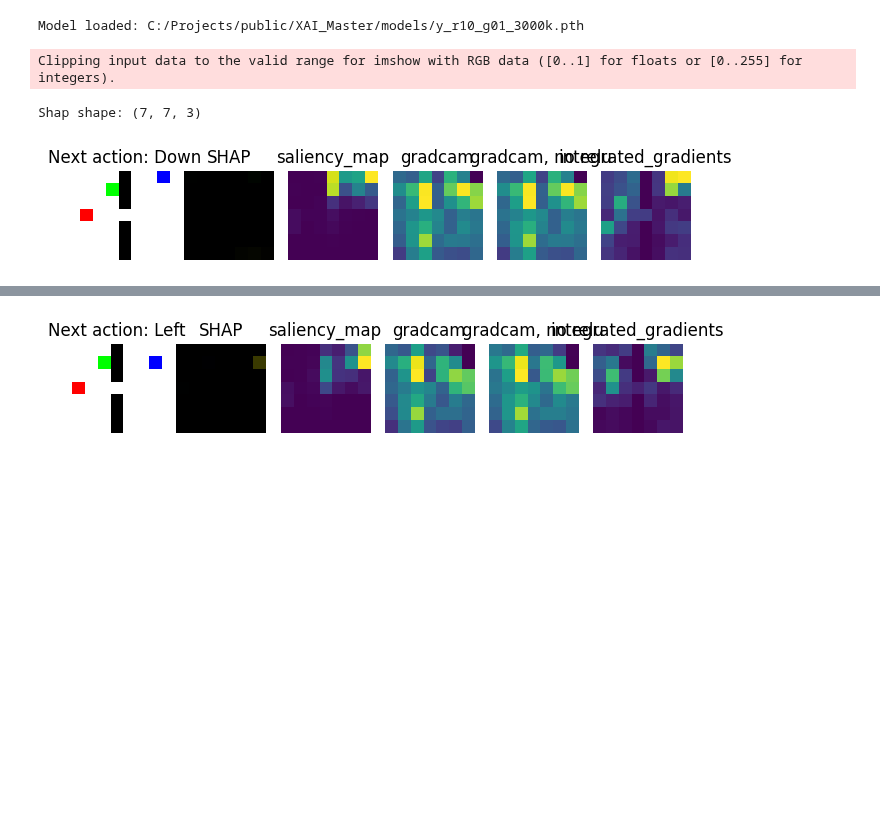
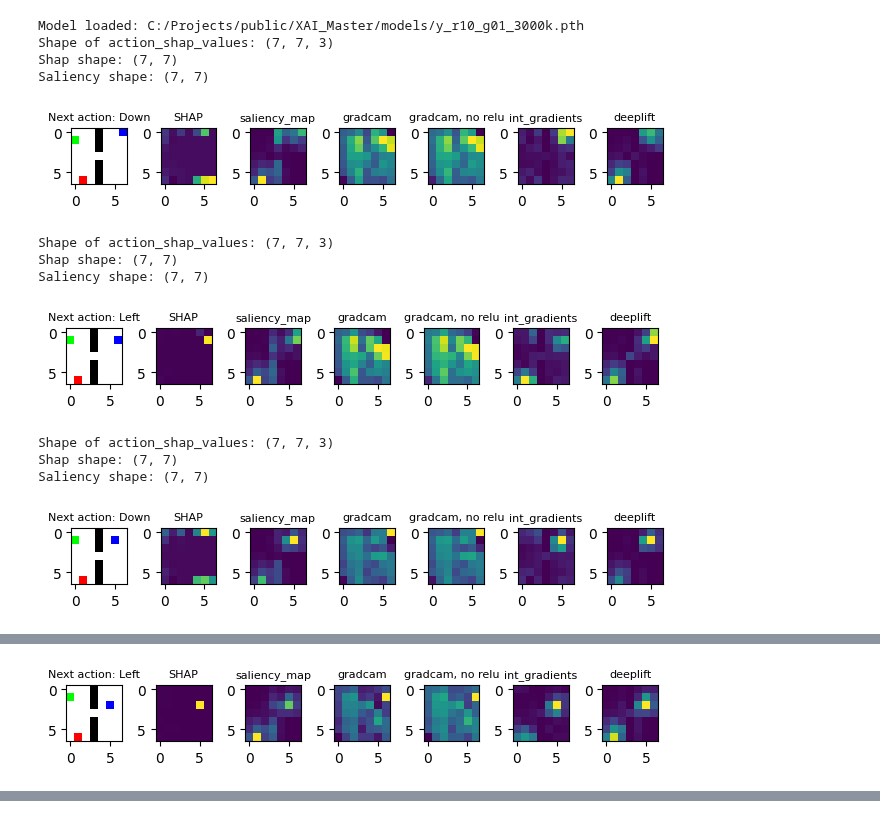
Before and after one commit to gunhamn/public, a Jupyter notebook: XAI_Master/xaiMethods.ipynb, the cells around one changed output, grey strips where cells are left out. Saved outputs shown, nothing was run; the diff lists cells and outputs as text; code cells hidden in the pictures; blank space fills up the shorter version.

Commit message:
Implemented deeplift

```diff
--- a/XAI_Master/xaiMethods.ipynb
+++ b/XAI_Master/xaiMethods.ipynb
@@ -595,52 +705,4 @@ def plot_integrated_gradients(agent, state, action, baseline=None, steps=50, plo
 # %%
-
-def plot_saliency_map(agent, state, action, plot=True):
-
-    original_img = state[0].clone().detach().permute(2, 1, 0).cpu().numpy()
-    # Make sure the model is in eval mode and gradients are enabled
-    agent.policy_net.eval()
-    state.requires_grad = True  # Enable gradient tracking
-
-    # Forward pass
-    q_values = agent.policy_net(state)
-
-    # Select the Q-value for the chosen action
-    selected_q_value = q_values[0, action.item()]
-
-    # Backward pass to compute gradient w.r.t. input state
-    selected_q_value.backward()
-
-    # Get the gradient from the input
-    saliency = state.grad.abs().squeeze().cpu()
-
-    # If image input: [C, H, W], convert to 2D map via max across channels
-    if saliency.dim() == 3:
-        saliency_map = saliency.max(dim=0)[0]
-    else:
-        saliency_map = saliency  # For non-image/tabular input
-    saliency_map = saliency_map.transpose(1, 0).numpy() # Transpose to match original image shape
-    saliency_map = (saliency_map - saliency_map.min()) / (saliency_map.max() - saliency_map.min())  # Normalize to [0, 1]
-
-    # Reset gradient for safety
-    state.requires_grad_(False)
-    state.grad = None
-
-    if plot:
-        plt.subplot(1, 2, 1)
-        plt.title("Original Image")
-        plt.imshow(original_img, interpolation='nearest')
-        plt.axis('off')
-
-        plt.subplot(1, 2, 2)
-        plt.title("Saliency Map")
-        plt.imshow(saliency_map, cmap='viridis', interpolation='nearest')
-        plt.axis('off')
-
-        plt.tight_layout()
-        plt.show()
-    return saliency_map
-
-
 modelName = "y_r10_g01_3000k.pth"
 agent.load_model_weights(f"C:/Projects/public/XAI_Master/models/{modelName}")
 
@@ -660,41 +722,55 @@ while not terminated and not truncated:
     "saliency_map": plot_saliency_map(agent, state, action, plot=False),
     "gradcam": plot_gradcam(agent, state, action, relu=True, plot=False),
     "gradcam, no relu": plot_gradcam(agent, state, action, relu=False, plot=False),
-    "integrated_gradients": plot_integrated_gradients(agent, state, action, plot=False)
+    "int_gradients": plot_integrated_gradients(agent, state, action, plot=False),
+    "deeplift": plot_deeplift_map(agent, state, action, plot=False)
     }
 
     print(f"Shap shape: {plotDict['SHAP'].shape}")
+    print(f"Saliency shape: {plotDict['saliency_map'].shape}")
+    #shap.image_plot([plotDict['SHAP']], plotDict[f"Next action: {action_to_direction[action.item()]}"], show=True)
     for i, (key, value) in enumerate(plotDict.items()):
         plt.subplot(1, len(plotDict), i+1)
         plt.imshow(value, cmap='viridis')
-        plt.title(f"{key}")
-        plt.axis('off')
+        plt.title(f"{key}", fontsize=8)
+        # set axis to show no ticks and no labels
+        plt.axis('on')
+
 
     plt.tight_layout()
     plt.show()
 
     next_state, reward, terminated, truncated, _ = env.step(action.item())
     state = torch.tensor(next_state, dtype=torch.float32, device=agent.device).unsqueeze(0)
     state.requires_grad_()  # Enable gradients for saliency map
 
 plotDict = {
     f"Next action: {action_to_direction[action.item()]}": state[0].clone().detach().permute(2, 1, 0).cpu().numpy(),
     "SHAP": plot_SHAP(agent, state, action, plot=False),
     "saliency_map": plot_saliency_map(agent, state, action, plot=False),
     "gradcam": plot_gradcam(agent, state, action, relu=True, plot=False),
     "gradcam, no relu": plot_gradcam(agent, state, action, relu=False, plot=False),
-    "integrated_gradients": plot_integrated_gradients(agent, state, action, plot=False)
-}
+    "int_gradients": plot_integrated_gradients(agent, state, action, plot=False)
+    }
 for i, (key, value) in enumerate(plotDict.items()):
     plt.subplot(1, len(plotDict), i+1)
     plt.imshow(value, cmap='viridis')
     plt.title(f"{key}")
     plt.axis('off')
 
 plt.tight_layout()
 plt.show()
 # %% [output]
 Model loaded: C:/Projects/public/XAI_Master/models/y_r10_g01_3000k.pth
+Shape of action_shap_values: (7, 7, 3)
+Shap shape: (7, 7)
+Saliency shape: (7, 7)
+[figure, new version]
-Clipping input data to the valid range for imshow with RGB data ([0..1] for floats or [0..255] for integers).
+Shape of action_shap_values: (7, 7, 3)
+Shap shape: (7, 7)
+Saliency shape: (7, 7)
+[figure, new version]
-Shap shape: (7, 7, 3)
+Shape of action_shap_values: (7, 7, 3)
+Shap shape: (7, 7)
+Saliency shape: (7, 7)
-[figure, old version]
+[figure, new version]
@@ -701,0 +780 @@ Clipping input data to the valid range for imshow with RGB data ([0..1] for floa
+[figure, added]
@@ -703 +783,0 @@ Shap shape: (7, 7, 3)
-[figure, old version]
```
Also changed, not shown: parts of 9 cells of this notebook.
